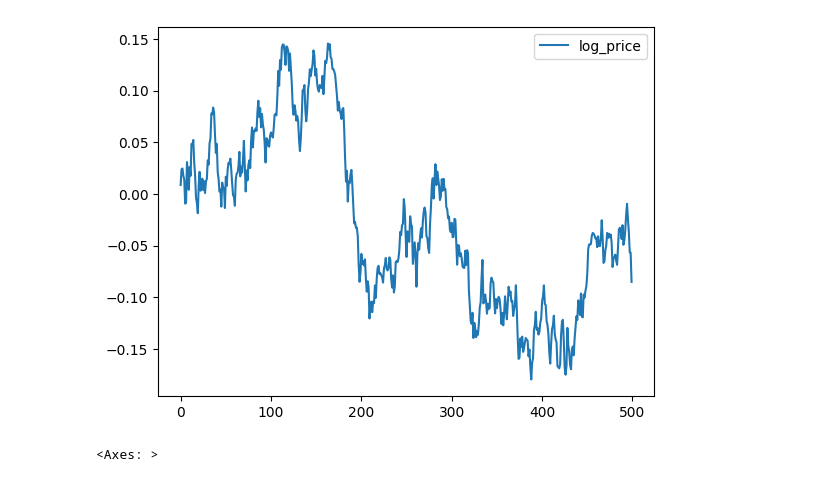
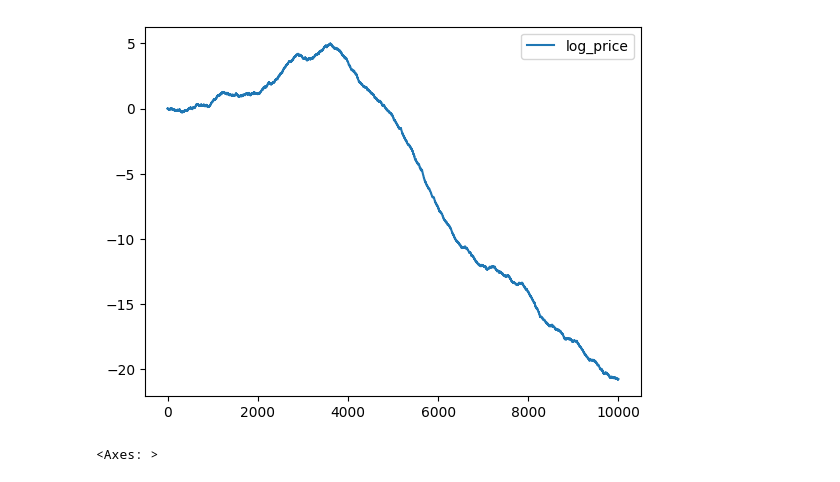
Before and after one commit to MizusakoSadanobu/kalman_filter_trade, a Jupyter notebook: playground.ipynb, the cells around one changed output. Cells and saved outputs as stored; diff of their text form; code cells hidden in the pictures.

```diff
--- a/playground.ipynb
+++ b/playground.ipynb
@@ -1,31 +1,31 @@
 # %%
 import numpy as np
 import pandas as pd
 import matplotlib.pyplot as plt
 from pykalman import KalmanFilter
 
 # パラメータ設定
-T = 500  # データの長さ
+T = 10000  # データの長さ
 a = -0.8  # AR(1)過程のパラメータ
 su = 0.01
 sw = 0.0001
 
 # ノイズ生成
 u = np.random.normal(0, su, T)
 u[1:] = a * u[:-1] + np.random.normal(0, su, T - 1)
 w = np.random.normal(0, sw, T)
 w[1:] = w[:-1] + np.random.normal(0, sw, T - 1)
 
 # トレンドと対数価格の生成
 trend = np.cumsum(w)
 log_price = np.cumsum(trend + u)
 
 # DataFrameに変換
 df = pd.DataFrame({'log_price': log_price})
 df.plot()
 plt.show()
 # %% [output]
-[figure, old version]
+[figure, new version]
 # %%
 # カルマンフィルタの設定
 kf = KalmanFilter(transition_matrices=[[1, 1], [0, 1]],
```
